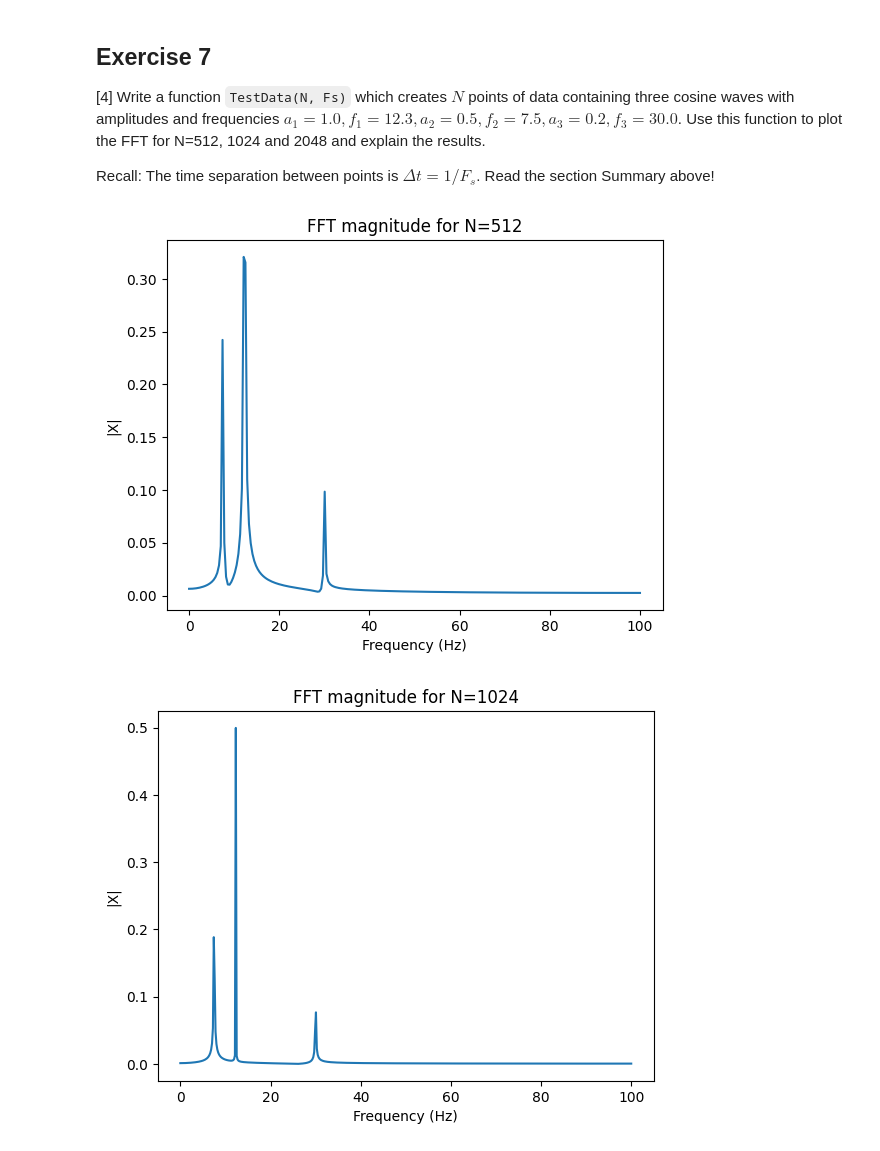
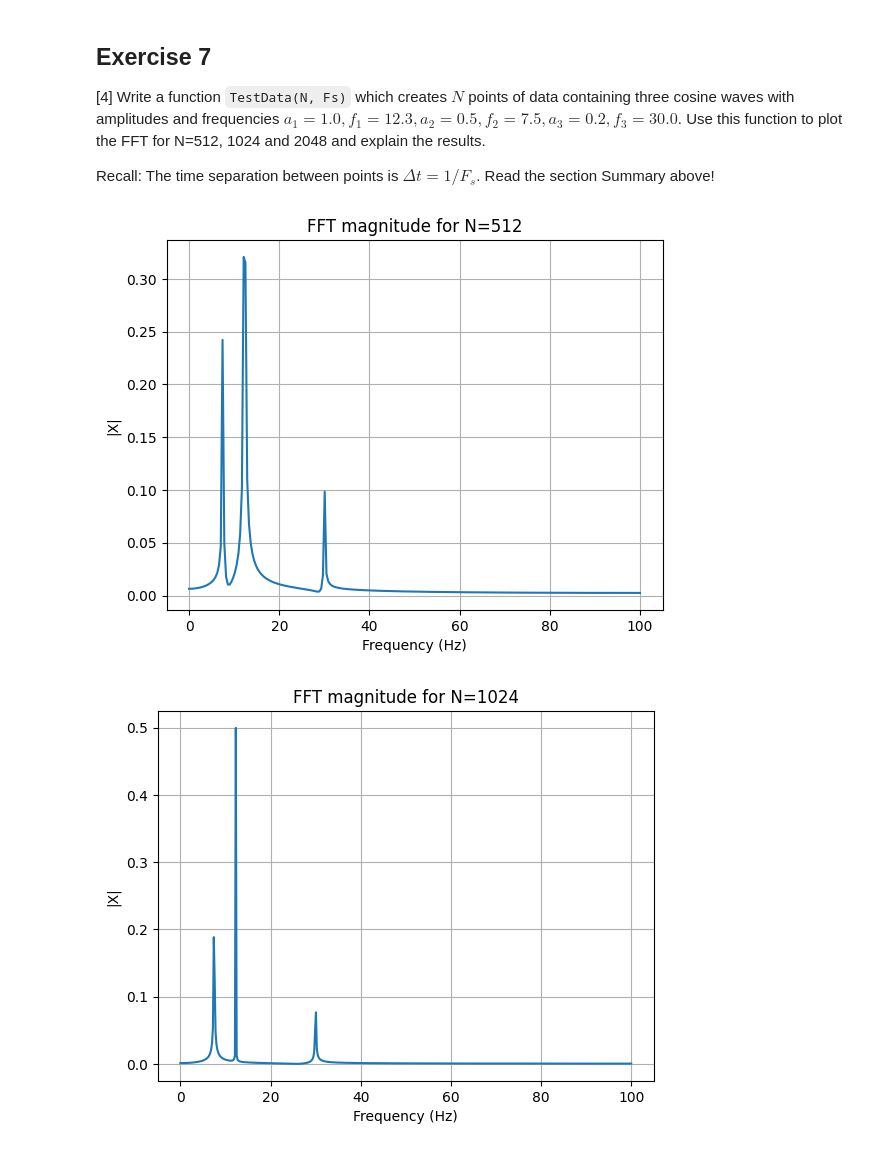
Before and after one commit to PX2145-2025/week-10-b-beckylorden, a Jupyter notebook: FFT.ipynb, the cells around one changed output. Drawn from its saved outputs; the diff is of its cells as text; code cells hidden in the pictures.

```diff
--- a/FFT.ipynb
+++ b/FFT.ipynb
@@ -637,6 +677,7 @@ plt.show()
 
  Recall: The time separation between points is $\Delta t = 1/F_s$. Read the section Summary above!
 # %%
+#7
 def Spectrum1(x, Fs):
     '''
     One-sided amplitude spectrum of x(t).
@@ -651,6 +692,7 @@ def Spectrum1(x, Fs):
     # X is complex array of amplitudes
     return frq , X
 
+#defining function to generate point of data with different amplitudes and frequencies
 def TestData(N, Fs):
     """
     Generate N points of data with:
@@ -671,32 +713,35 @@ def TestData(N, Fs):
 
 Fs = 200
 
 #plotting for N 512
 x = TestData(512, Fs)
 frq, X = Spectrum1(x, Fs)
 plt.plot(frq, np.abs(X))
 plt.title(f"FFT magnitude for N=512")
 plt.xlabel("Frequency (Hz)")
 plt.ylabel("|X|")
+plt.grid()
 plt.show()
 
 #plotting for N 1024
 x2 = TestData(1024, Fs)
 frq, X = Spectrum1(x2, Fs)
 plt.plot(frq, np.abs(X))
 plt.title(f"FFT magnitude for N=1024")
 plt.xlabel("Frequency (Hz)")
 plt.ylabel("|X|")
+plt.grid()
 plt.show()
 
 #plotting for N 2048
 x3 = TestData(2048, Fs)
 frq, X = Spectrum1(x3, Fs)
 plt.plot(frq, np.abs(X))
 plt.title(f"FFT magnitude for N=2048")
 plt.xlabel("Frequency (Hz)")
 plt.ylabel("|X|")
+plt.grid()
 plt.show()
 # %% [output]
-[figure, old version]
+[figure, new version]
-[figure, old version]
+[figure, new version]
```
Also changed, not shown: parts of 5 cells of this notebook.
